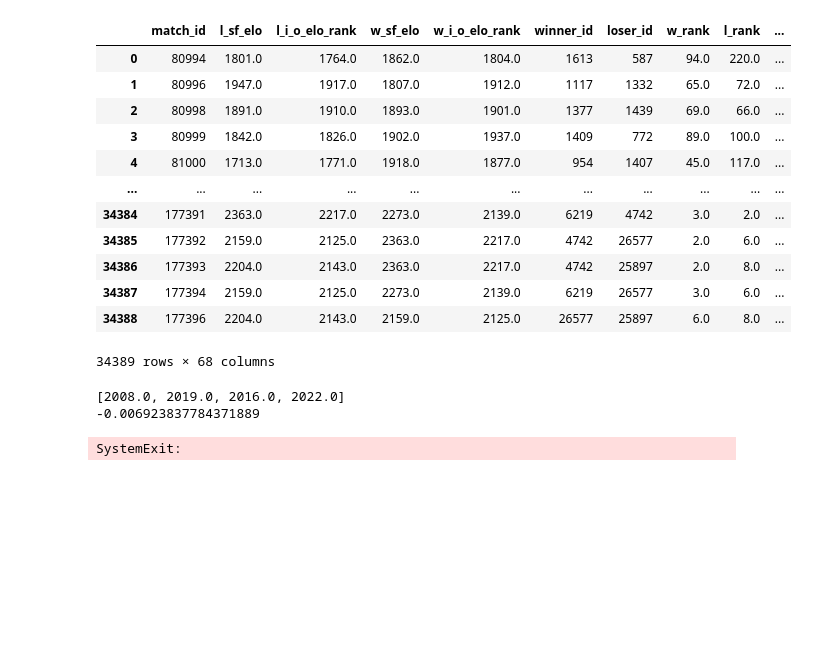
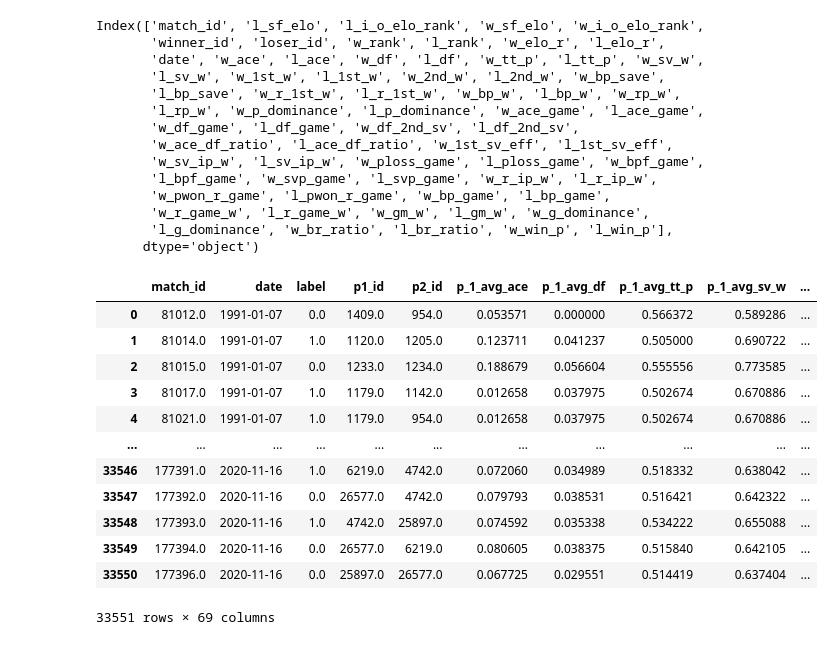
Before and after one commit to Bentgm17/TennisML, a Jupyter notebook: data_extraction/players copy.ipynb, the cells around one changed output. Cells and saved outputs as stored; diff of their text form; code cells hidden in the pictures; blank space fills up the shorter version.

```diff
--- a/data_extraction/players copy.ipynb
+++ b/data_extraction/players copy.ipynb
@@ -9,25 +9,39 @@ from ipynb.fs.full.create_dataframe import computeDataframe
 warnings.filterwarnings("ignore")
 # %%
 df=pd.read_csv("stats_df.csv",index_col=0).reset_index(drop=True)
-display(df)
+display(df.columns)
 # %% [output]
-|  | match_id | l_sf_elo | l_i_o_elo_rank | w_sf_elo | w_i_o_elo_rank | winner_id | loser_id | w_rank | l_rank | ... |
-| 0 | 80994 | 1801.0 | 1764.0 | 1862.0 | 1804.0 | 1613 | 587 | 94.0 | 220.0 | ... |
-| 1 | 80996 | 1947.0 | 1917.0 | 1807.0 | 1912.0 | 1117 | 1332 | 65.0 | 72.0 | ... |
-| 2 | 80998 | 1891.0 | 1910.0 | 1893.0 | 1901.0 | 1377 | 1439 | 69.0 | 66.0 | ... |
-| 3 | 80999 | 1842.0 | 1826.0 | 1902.0 | 1937.0 | 1409 | 772 | 89.0 | 100.0 | ... |
-| 4 | 81000 | 1713.0 | 1771.0 | 1918.0 | 1877.0 | 954 | 1407 | 45.0 | 117.0 | ... |
-| ... | ... | ... | ... | ... | ... | ... | ... | ... | ... | ... |
-| 34384 | 177391 | 2363.0 | 2217.0 | 2273.0 | 2139.0 | 6219 | 4742 | 3.0 | 2.0 | ... |
-| 34385 | 177392 | 2159.0 | 2125.0 | 2363.0 | 2217.0 | 4742 | 26577 | 2.0 | 6.0 | ... |
-| 34386 | 177393 | 2204.0 | 2143.0 | 2363.0 | 2217.0 | 4742 | 25897 | 2.0 | 8.0 | ... |
-| 34387 | 177394 | 2159.0 | 2125.0 | 2273.0 | 2139.0 | 6219 | 26577 | 3.0 | 6.0 | ... |
-| 34388 | 177396 | 2204.0 | 2143.0 | 2159.0 | 2125.0 | 26577 | 25897 | 6.0 | 8.0 | ... |
-34389 rows × 68 columns
+Index(['match_id', 'l_sf_elo', 'l_i_o_elo_rank', 'w_sf_elo', 'w_i_o_elo_rank',
+       'winner_id', 'loser_id', 'w_rank', 'l_rank', 'w_elo_r', 'l_elo_r',
+       'date', 'w_ace', 'l_ace', 'w_df', 'l_df', 'w_tt_p', 'l_tt_p', 'w_sv_w',
+       'l_sv_w', 'w_1st_w', 'l_1st_w', 'w_2nd_w', 'l_2nd_w', 'w_bp_save',
+       'l_bp_save', 'w_r_1st_w', 'l_r_1st_w', 'w_bp_w', 'l_bp_w', 'w_rp_w',
+       'l_rp_w', 'w_p_dominance', 'l_p_dominance', 'w_ace_game', 'l_ace_game',
+       'w_df_game', 'l_df_game', 'w_df_2nd_sv', 'l_df_2nd_sv',
+       'w_ace_df_ratio', 'l_ace_df_ratio', 'w_1st_sv_eff', 'l_1st_sv_eff',
+       'w_sv_ip_w', 'l_sv_ip_w', 'w_ploss_game', 'l_ploss_game', 'w_bpf_game',
+       'l_bpf_game', 'w_svp_game', 'l_svp_game', 'w_r_ip_w', 'l_r_ip_w',
+       'w_pwon_r_game', 'l_pwon_r_game', 'w_bp_game', 'l_bp_game',
+       'w_r_game_w', 'l_r_game_w', 'w_gm_w', 'l_gm_w', 'w_g_dominance',
+       'l_g_dominance', 'w_br_ratio', 'l_br_ratio', 'w_win_p', 'l_win_p'],
+      dtype='object')
 # %%
 data_extractor=computeDataframe(df)
 data_extractor.walkover()
+new_df=data_extractor.get_dataframe()
-# %% [output]
-[2008.0, 2019.0, 2016.0, 2022.0]
--0.006923837784371889
-SystemExit:
+# %%
+display(new_df)
+# %% [output]
+|  | match_id | date | label | p1_id | p2_id | p_1_avg_ace | p_1_avg_df | p_1_avg_tt_p | p_1_avg_sv_w | ... |
+| 0 | 81012.0 | 1991-01-07 | 0.0 | 1409.0 | 954.0 | 0.053571 | 0.000000 | 0.566372 | 0.589286 | ... |
+| 1 | 81014.0 | 1991-01-07 | 1.0 | 1120.0 | 1205.0 | 0.123711 | 0.041237 | 0.505000 | 0.690722 | ... |
+| 2 | 81015.0 | 1991-01-07 | 0.0 | 1233.0 | 1234.0 | 0.188679 | 0.056604 | 0.555556 | 0.773585 | ... |
+| 3 | 81017.0 | 1991-01-07 | 1.0 | 1179.0 | 1142.0 | 0.012658 | 0.037975 | 0.502674 | 0.670886 | ... |
+| 4 | 81021.0 | 1991-01-07 | 1.0 | 1179.0 | 954.0 | 0.012658 | 0.037975 | 0.502674 | 0.670886 | ... |
+| ... | ... | ... | ... | ... | ... | ... | ... | ... | ... | ... |
+| 33546 | 177391.0 | 2020-11-16 | 1.0 | 6219.0 | 4742.0 | 0.072060 | 0.034989 | 0.518332 | 0.638042 | ... |
+| 33547 | 177392.0 | 2020-11-16 | 0.0 | 26577.0 | 4742.0 | 0.079793 | 0.038531 | 0.516421 | 0.642322 | ... |
+| 33548 | 177393.0 | 2020-11-16 | 1.0 | 4742.0 | 25897.0 | 0.074592 | 0.035338 | 0.534222 | 0.655088 | ... |
+| 33549 | 177394.0 | 2020-11-16 | 0.0 | 26577.0 | 6219.0 | 0.080605 | 0.038375 | 0.515840 | 0.642105 | ... |
+| 33550 | 177396.0 | 2020-11-16 | 0.0 | 25897.0 | 26577.0 | 0.067725 | 0.029551 | 0.514419 | 0.637404 | ... |
+33551 rows × 69 columns
```
Also changed, not shown: parts of 3 cells of this notebook, 11 other files.
